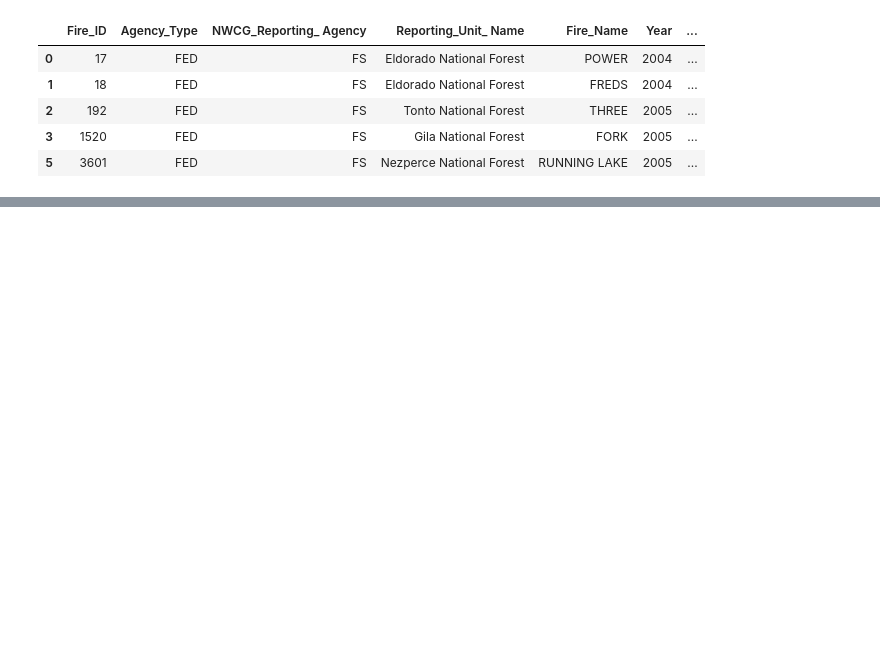
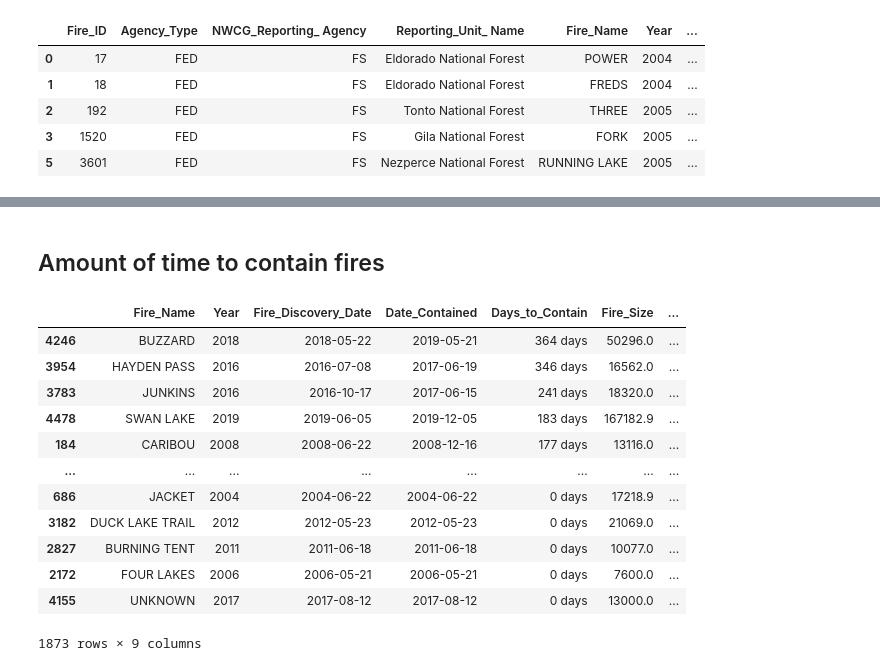
Before and after one commit to emilymees/ProjectThree, a Jupyter notebook: data/eb-data.ipynb, the cells around one changed output, grey strips where cells are left out. Cells and saved outputs as stored; diff of their text form; code cells hidden in the pictures; blank space fills up the shorter version.

```diff
--- a/data/eb-data.ipynb
+++ b/data/eb-data.ipynb
@@ -65,0 +68,11 @@ wildfires_clean.head()
+# %%
+wildfires_clean = wildfires_clean.drop(
+    wildfires_clean[wildfires_clean[
+        "Cause_Description"] == "Missing data/not specified/undetermined"].index)
+
+wildfires_clean = wildfires_clean.drop(wildfires_clean[wildfires_clean["Year"] < 2000].index)
+
+wildfires_clean["Cause_Description"] = wildfires_clean[
+    "Cause_Description"].replace("/", " ", regex=True)
+
+wildfires_clean.head()
@@ -71,0 +115,4 @@ wildfires_clean.to_csv('clean_wildfires_G.csv', index=False)
+# %%
+wildfires_clean["Fire_Discovery_Date"] = pd.to_datetime(wildfires_clean["Fire_Discovery_Date"])
+wildfires_clean["Date_Contained"] = pd.to_datetime(wildfires_clean["Date_Contained"])
+wildfires_clean.head()
@@ -71,0 +188,26 @@ wildfires_clean.to_csv('clean_wildfires_G.csv', index=False)
+# %% [markdown]
+## Amount of time to contain fires
+# %%
+containment_df = wildfires_clean
+containment_df["Days_to_Contain"] = containment_df[
+    "Date_Contained"] - containment_df["Fire_Discovery_Date"]
+containment_df = containment_df[[
+    "Fire_Name", "Year", "Fire_Discovery_Date", "Date_Contained",
+    "Days_to_Contain", "Fire_Size", "NWCG_Cause_Classification",
+    "Cause_Description", "State"]]
+
+containment_df.sort_values(["Days_to_Contain"], ascending=False)
+# %% [output]
+|  | Fire_Name | Year | Fire_Discovery_Date | Date_Contained | Days_to_Contain | Fire_Size | ... |
+| 4246 | BUZZARD | 2018 | 2018-05-22 | 2019-05-21 | 364 days | 50296.0 | ... |
+| 3954 | HAYDEN PASS | 2016 | 2016-07-08 | 2017-06-19 | 346 days | 16562.0 | ... |
+| 3783 | JUNKINS | 2016 | 2016-10-17 | 2017-06-15 | 241 days | 18320.0 | ... |
+| 4478 | SWAN LAKE | 2019 | 2019-06-05 | 2019-12-05 | 183 days | 167182.9 | ... |
+| 184 | CARIBOU | 2008 | 2008-06-22 | 2008-12-16 | 177 days | 13116.0 | ... |
+| ... | ... | ... | ... | ... | ... | ... | ... |
+| 686 | JACKET | 2004 | 2004-06-22 | 2004-06-22 | 0 days | 17218.9 | ... |
+| 3182 | DUCK LAKE TRAIL | 2012 | 2012-05-23 | 2012-05-23 | 0 days | 21069.0 | ... |
+| 2827 | BURNING TENT | 2011 | 2011-06-18 | 2011-06-18 | 0 days | 10077.0 | ... |
+| 2172 | FOUR LAKES | 2006 | 2006-05-21 | 2006-05-21 | 0 days | 7600.0 | ... |
+| 4155 | UNKNOWN | 2017 | 2017-08-12 | 2017-08-12 | 0 days | 13000.0 | ... |
+1873 rows × 9 columns
```
Also changed, not shown: parts of 11 cells of this notebook, 5 other files.
